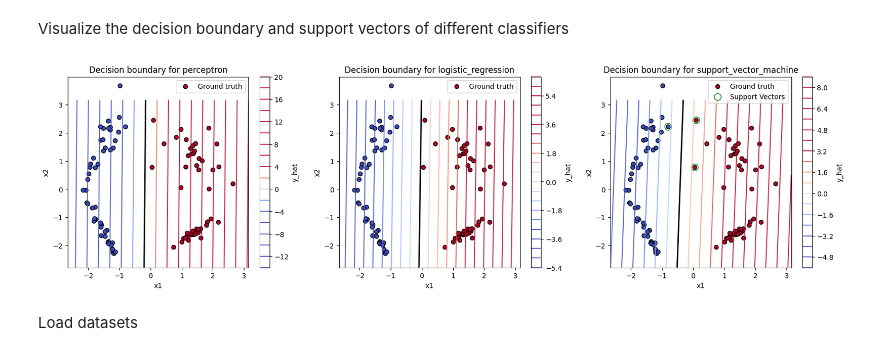
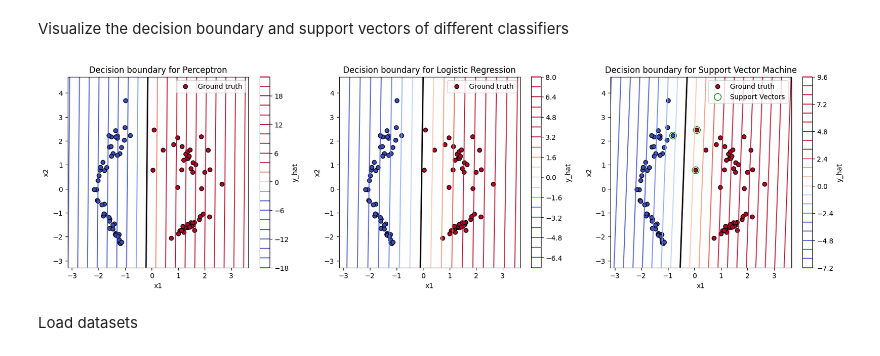
Before and after one commit to haileyrobertson/robertson-cpsc581, a Jupyter notebook: exercises/ex_9/09_exercise_support_vector_machines_robertson.ipynb, the cells around one changed output. Drawn from its saved outputs; the diff is of its cells as text; code cells hidden in the pictures.

Commit message:
fix plot lines

```diff
--- a/exercises/ex_9/09_exercise_support_vector_machines_robertson.ipynb
+++ b/exercises/ex_9/09_exercise_support_vector_machines_robertson.ipynb
@@ -116,9 +116,9 @@ for method in methods:
 
 
     # TODO: Get x1_min and x1_max (0-th dimension), and x2_min and x2_max (1-st dimension) from X
-    # Subtract 0.5 to give a little buffer in plots
-    x1_min, x1_max = X[:, 0].min() - 0.5, X[:, 0].max() +0.5
-    x2_min, x2_max = X[:, 1].min() - 0.5, X[:, 1].max() + -.5
+    # Subtract 1 to give a little buffer in plots
+    x1_min, x1_max = X[:, 0].min() - 1, X[:, 0].max() +1
+    x2_min, x2_max = X[:, 1].min() -1, X[:, 1].max() + 1
 
     # DONE: Create 2 linspaces: one from x1_min to x1_max and the other from x1_min to x2_max with 500 units
     x1_linspace = np.linspace(x1_min, x1_max, 500)
@@ -127,9 +127,9 @@ for method in methods:
     # DONE: Create meshgrid for x1 and x2 using linspaces
     x1, x2 = np.meshgrid(x1_linspace, x2_linspace)
 
-    # TODO: Predict values for every point in meshgrid
-    # maybe c_stack?
-    all_Xs = np.dstack([x1, x2]).reshape(-1, 2)
+    # DONE: Predict values for every point in meshgrid
+    # maybe dstack?
+    all_Xs = np.c_[x1.ravel(), x2.ravel()]
     y_hat = model.decision_function(all_Xs)
 
 
@@ -143,37 +143,38 @@ for method in methods:
     contour = ax.contour(x1, x2, y_hat, levels=20, cmap='coolwarm', alpha=0.8, vmin=-3, vmax=3)
 
     # DONE: Create colorbar for contour on axis and set its label to 'y_hat'
-    cbar = plt.colorbar(contour, ax=ax)
+    cbar = plt.colorbar(contour, ax=ax, )
     cbar.set_label('y_hat')
 
 
     # DONE: Plot decision boundary using levels=[0], colors='black', linewidths=2
     decision_boundary = ax.contour(x1, x2, y_hat, levels=[0], colors='black', linewidths=2)
 
     # DONE: Create scatter plot for X and set its color to y with edgecolor='black', cmap='coolwarm', label='Ground truth'
-    scatter = ax.scatter(X[:, 0], X[:, 1], c=y, edgecolor='black', cmap='coolwarm', label='Ground truth')
+    ax.scatter(X[:, 0], X[:, 1], c=y, edgecolor='black', cmap='coolwarm', label='Ground truth')
 
     # DONE: If support vector machine
     # Create scatter plot of support vectors with s=100, facecolors='none', edgecolors='green', label='Support Vectors'
     if method == 'support_vector_machine':
         ax.scatter(model.support_vectors_[:, 0], model.support_vectors_[:, 1], s=100, facecolors='none', edgecolors='green', label='Support Vectors')
 
     # DONE: Set title to ''Decision boundary for {}'
-    ax.set_title('Decision boundary for {}'.format(method))
+    # ALso clean up for better viz practices
+    ax.set_title('Decision boundary for {}'.format(method.replace('_', ' ').title()))
 
 
     # DONE: Set xlabel to 'x1'
     ax.set_xlabel('x1')
 
     # DONE: Set ylabel to 'x2'
     ax.set_ylabel('x2')
 
     # DONE: Set legend with loc='upper right'
     ax.legend(loc='upper right')
 
 plt.show()
 # %% [output]
-[figure, old version]
+[figure, new version]
 # %% [markdown]
 Load datasets
 # %%
```
